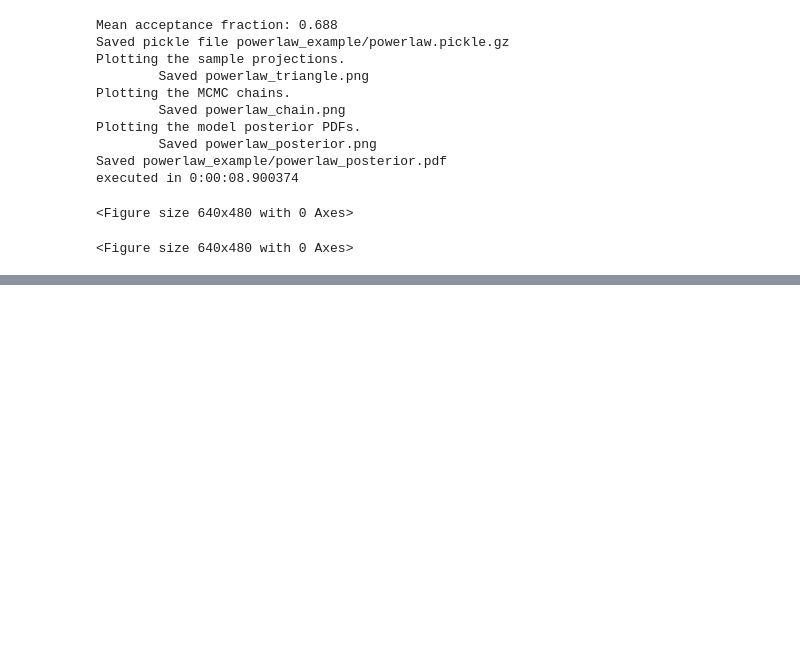
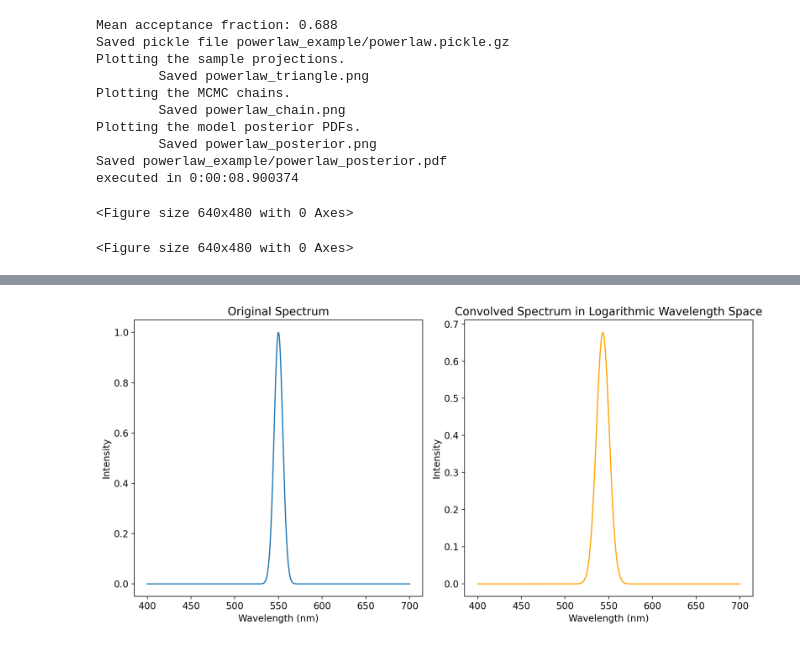
Before and after one commit to jotaylor/SPAMM, a Jupyter notebook: examples/powerlaw_example.ipynb, the cells around one changed output, grey strips where cells are left out. Saved outputs shown, nothing was run; the diff lists cells and outputs as text; code cells hidden in the pictures; blank space fills up the shorter version.

```diff
--- a/examples/powerlaw_example.ipynb
+++ b/examples/powerlaw_example.ipynb
@@ -49,0 +67,48 @@ executed in 0:00:08.900374
+# %%
+import numpy as np
+import matplotlib.pyplot as plt
+from scipy.signal import convolve
+
+# Define a function to simulate a spectral line
+def spectral_line(wavelength, center, width, amplitude=1):
+    return amplitude * np.exp(-((wavelength - center) ** 2) / (2 * width ** 2))
+
+# Generate a spectrum
+wavelengths = np.linspace(400, 700, 1000)  # Wavelength range in nanometers
+center = 550  # Center of the spectral line in nanometers
+width = 5  # Width of the spectral line in nanometers
+amplitude = 1  # Amplitude of the spectral line
+spectrum = spectral_line(wavelengths, center, width, amplitude)
+
+# Convert to logarithmic wavelength space
+log_wavelengths = np.log(wavelengths)
+
+# Generate a Gaussian kernel in logarithmic wavelength space
+kernel_width = 0.01  # Width of the Gaussian kernel in log-wavelength space
+kernel = np.exp(-((log_wavelengths - np.mean(log_wavelengths)) ** 2) / (2 * kernel_width ** 2))
+kernel /= np.sum(kernel)  # Normalize the kernel
+
+# Convolve the spectrum with the Gaussian kernel in logarithmic wavelength space
+convolved_spectrum = convolve(spectrum, kernel, mode='same')
+
+# Plot the original and convolved spectra
+plt.figure(figsize=(12, 6))
+
+# Plot the original spectrum
+plt.subplot(1, 2, 1)
+plt.plot(wavelengths, spectrum, label='Original Spectrum')
+plt.title('Original Spectrum')
+plt.xlabel('Wavelength (nm)')
+plt.ylabel('Intensity')
+
+# Plot the convolved spectrum
+plt.subplot(1, 2, 2)
+plt.plot(wavelengths, convolved_spectrum, label='Convolved Spectrum', color='orange')
+plt.title('Convolved Spectrum in Logarithmic Wavelength Space')
+plt.xlabel('Wavelength (nm)')
+plt.ylabel('Intensity')
+
+plt.tight_layout()
+plt.show()
+# %% [output]
+[figure, added]
```
Also changed, not shown: parts of 1 cell of this notebook, 1 other file.
